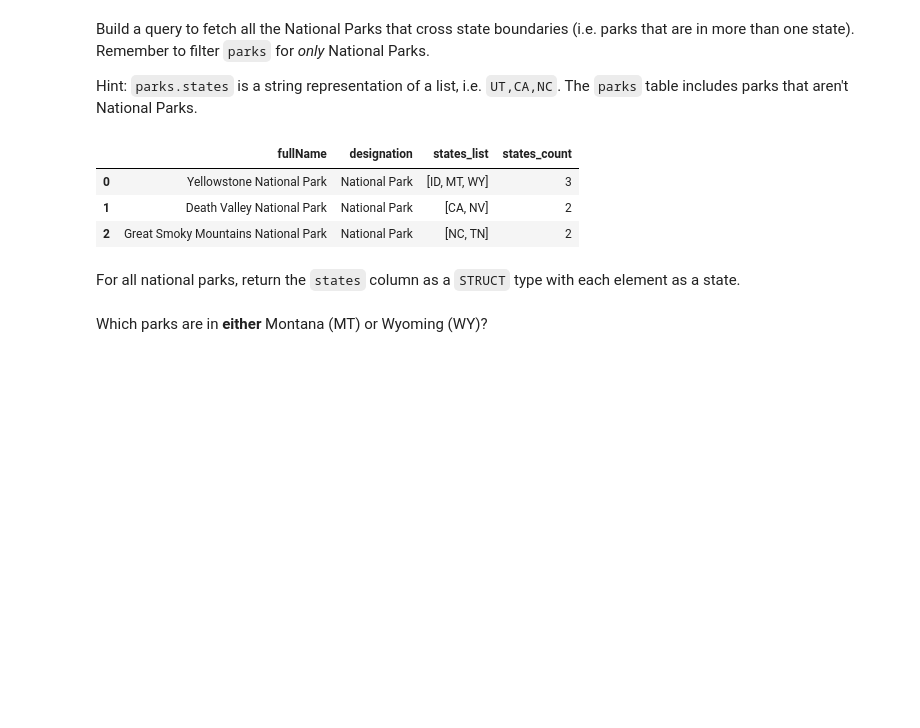
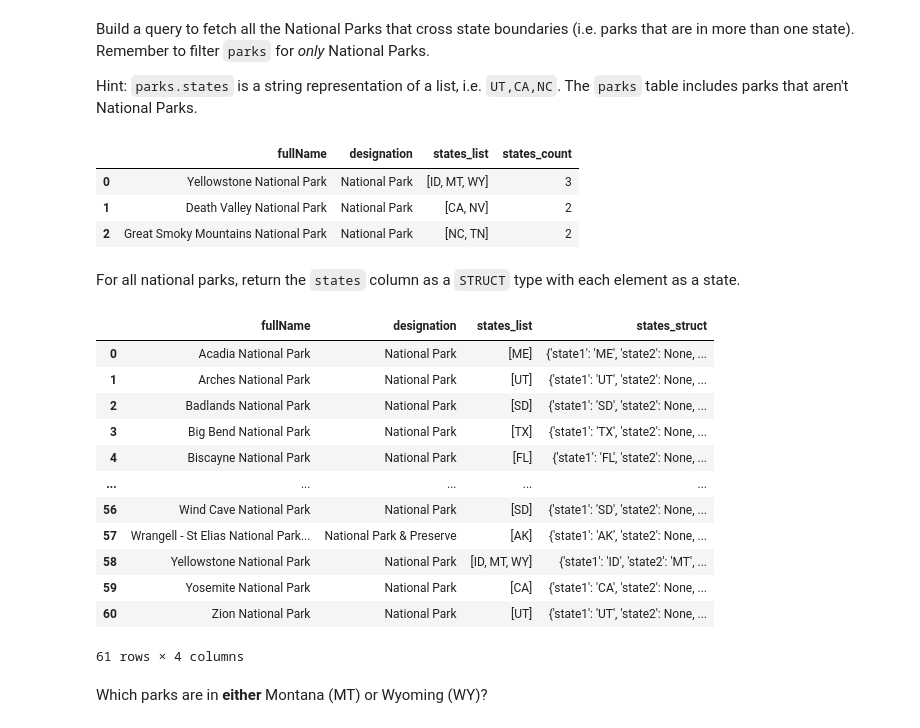
Before and after one commit to educifuentes/fundamentals-of-data-transformation-4554074, a Jupyter notebook: course/02-sql/exercises/blank-excercise edu.ipynb, the cells around one changed output. Saved outputs shown, nothing was run; the diff lists cells and outputs as text; code cells hidden in the pictures; blank space fills up the shorter version.

```diff
--- a/course/02-sql/exercises/blank-excercise edu.ipynb
+++ b/course/02-sql/exercises/blank-excercise edu.ipynb
@@ -81,2 +63,40 @@ For all national parks, return the `states` column as a `STRUCT` type with each
+# %%
+%%sql
+
+SELECT
+    fullname,
+    designation,
+    states_list,
+    STRUCT_PACK(
+        state1 := states_list[1],
+        state2 := states_list[2],
+        state3 := states_list[3]
+    ) AS states_struct
+FROM (
+    SELECT
+        fullname,
+        designation,
+        split(states, ',')::STRING[] AS states_list
+    FROM nps_public_data.parks
+    WHERE designation ILIKE '%National Park%'
+)
+ORDER BY fullname ASC;
+
+-- done
+-- duda como se hace struck
+# %% [output]
+|  | fullName | designation | states_list | states_struct |
+| 0 | Acadia National Park | National Park | [ME] | {'state1': 'ME', 'state2': None, ... |
+| 1 | Arches National Park | National Park | [UT] | {'state1': 'UT', 'state2': None, ... |
+| 2 | Badlands National Park | National Park | [SD] | {'state1': 'SD', 'state2': None, ... |
+| 3 | Big Bend National Park | National Park | [TX] | {'state1': 'TX', 'state2': None, ... |
+| 4 | Biscayne National Park | National Park | [FL] | {'state1': 'FL', 'state2': None, ... |
+| ... | ... | ... | ... | ... |
+| 56 | Wind Cave National Park | National Park | [SD] | {'state1': 'SD', 'state2': None, ... |
+| 57 | Wrangell - St Elias National Park... | National Park & Preserve | [AK] | {'state1': 'AK', 'state2': None, ... |
+| 58 | Yellowstone National Park | National Park | [ID, MT, WY] | {'state1': 'ID', 'state2': 'MT', ... |
+| 59 | Yosemite National Park | National Park | [CA] | {'state1': 'CA', 'state2': None, ... |
+| 60 | Zion National Park | National Park | [UT] | {'state1': 'UT', 'state2': None, ... |
+61 rows × 4 columns
 # %% [markdown]
 Which parks are in **either** Montana (MT) or Wyoming (WY)?
```
Also changed, not shown: parts of 20 cells of this notebook.
